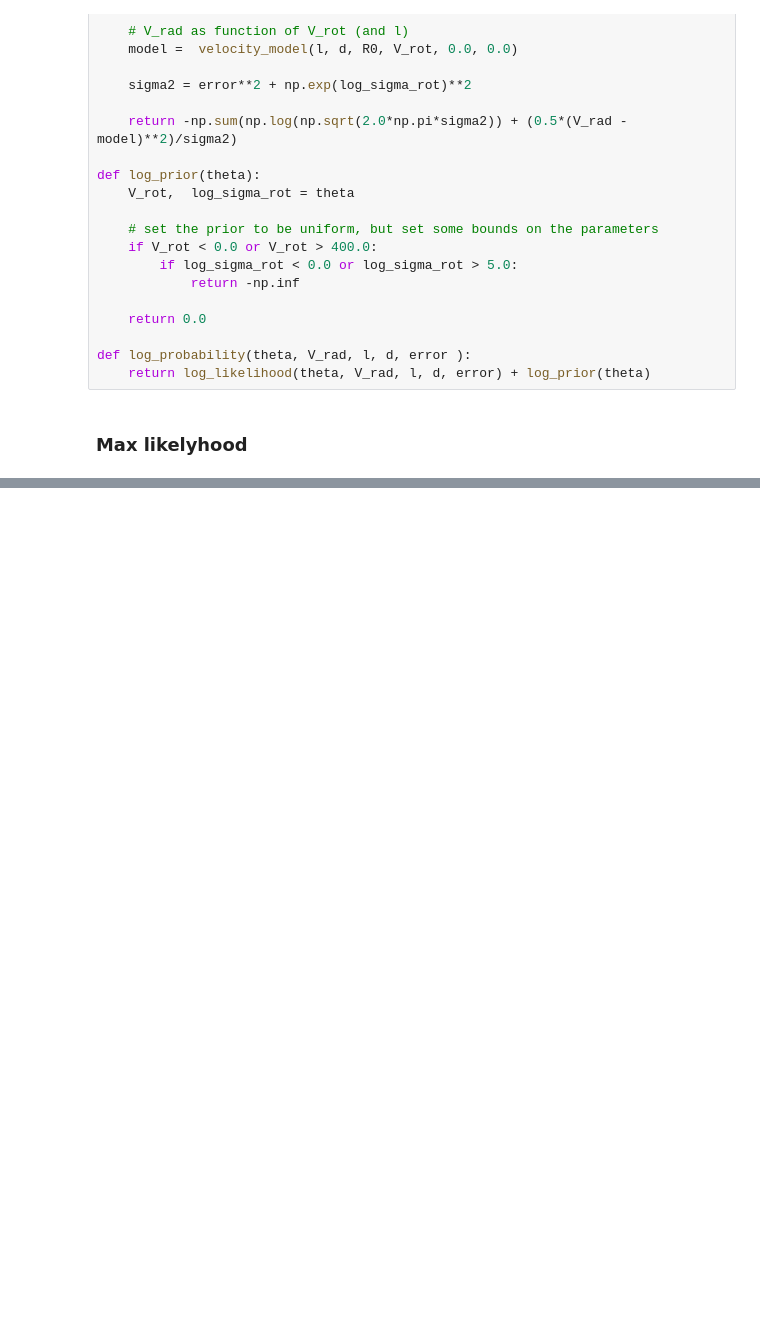
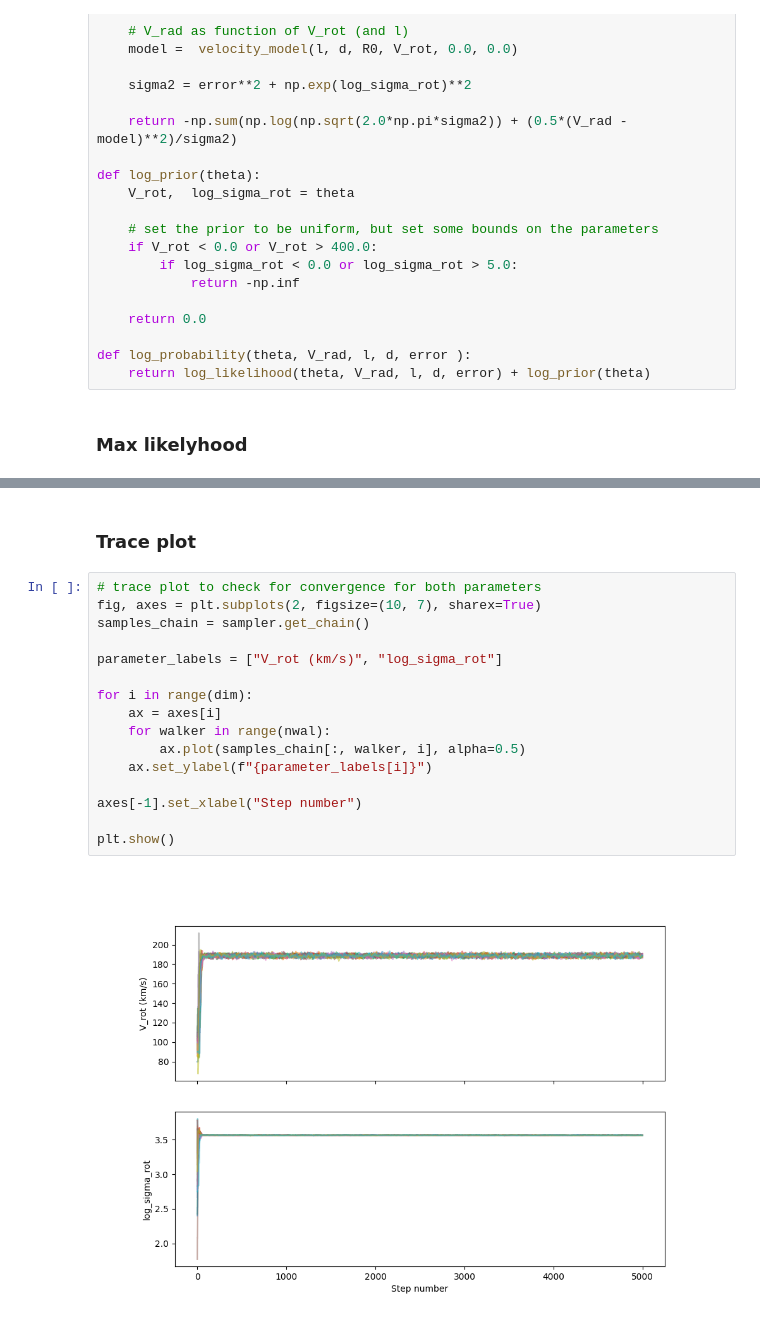
Before and after one commit to Lvetto/modellizzazione_dati, a Jupyter notebook: Gaia.ipynb, the cells around one changed output, grey strips where cells are left out. Saved outputs shown, nothing was run; the diff lists cells and outputs as text; blank space fills up the shorter version.

```diff
--- a/Gaia.ipynb
+++ b/Gaia.ipynb
@@ -192,0 +236,20 @@ State([[140.56790955   3.6346576 ]
+# %% [markdown]
+### Trace plot
+# %%
+# trace plot to check for convergence for both parameters
+fig, axes = plt.subplots(2, figsize=(10, 7), sharex=True)
+samples_chain = sampler.get_chain()
+
+parameter_labels = ["V_rot (km/s)", "log_sigma_rot"]
+
+for i in range(dim):
+    ax = axes[i]
+    for walker in range(nwal):
+        ax.plot(samples_chain[:, walker, i], alpha=0.5)
+    ax.set_ylabel(f"{parameter_labels[i]}")
+
+axes[-1].set_xlabel("Step number")
+
+plt.show()
+# %% [output]
+[figure, added]
```
Also changed, not shown: parts of 12 cells of this notebook, 1 other file.
